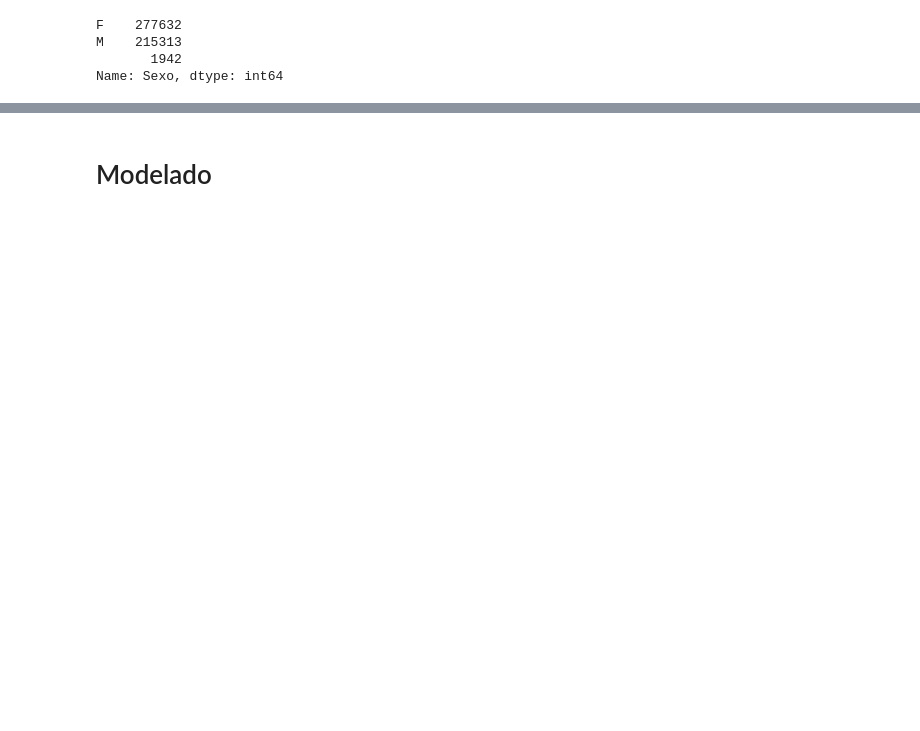
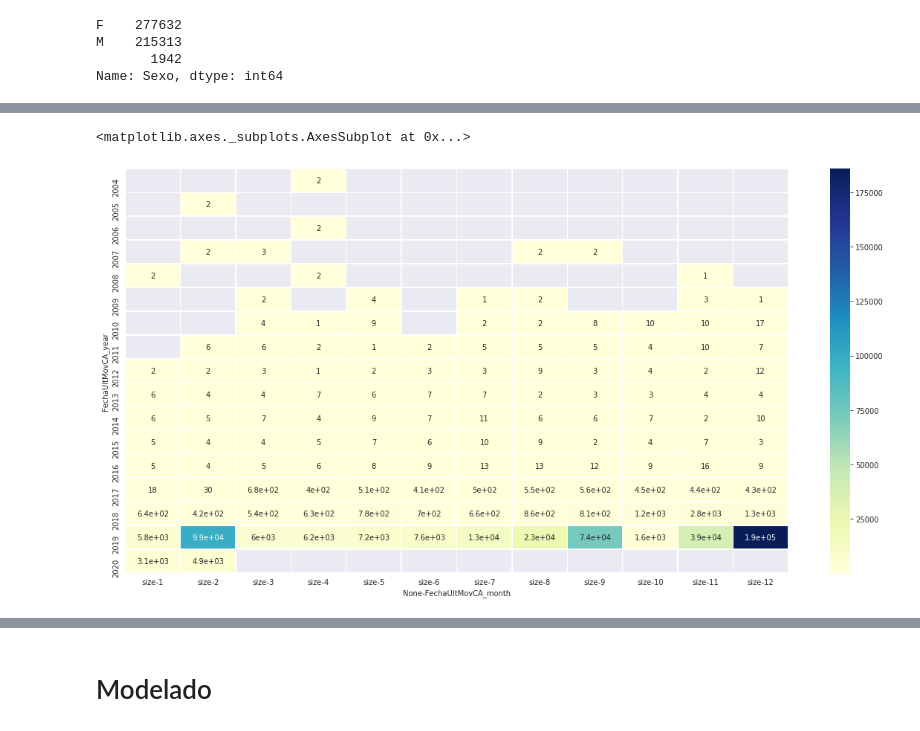
Before and after one commit to maurigarcia88/DiploDataScienceG7, a Jupyter notebook: Common/TP2/TP2_2Cohorte_G2.ipynb, the cells around one changed output, grey strips where cells are left out. Drawn from its saved outputs; the diff is of its cells as text; code cells hidden in the pictures; blank space fills up the shorter version.

```diff
--- a/Common/TP2/TP2_2Cohorte_G2.ipynb
+++ b/Common/TP2/TP2_2Cohorte_G2.ipynb
@@ -299,10 +225,0 @@ df.drop(columns=['FechaSaldos','periodo_cli'],inplace=True)
-# %%
-for col in df.columns:
-    if col+'_ant_1' in df.columns:
-        print("Calculating %s" % col)
-        df[col+'_mean']=df[[col,col+'_ant_1',col+'_ant_2']].mean(axis=1)
-        df[col+'_std']=df[[col,col+'_ant_1',col+'_ant_2']].std(axis=1)
-        df[col+'_min']=df[[col,col+'_ant_1',col+'_ant_2']].min(axis=1)
-        df[col+'_max']=df[[col,col+'_ant_1',col+'_ant_2']].max(axis=1)
-        df[col+'_TasaNew']=df[col].div(df[col+'_ant_1'])
-        df[col+'_TasaOld']=df[col].div(df[col+'_ant_2'])
@@ -317,0 +226,14 @@ Calculating TotalConsumoTD
+# %%
+df['DiasDesdeMov'] = ((df.FechaUltMovCA.dt.date - datetime.datetime(2020,2,10).date())*-1).dt.days
+# %%
+df['FechaUltMovCA_day'] = df['FechaUltMovCA'].dt.day
+df['FechaUltMovCA_Dayofweek'] = df['FechaUltMovCA'].dt.dayofweek
+df['FechaUltMovCA_month'] = df['FechaUltMovCA'].dt.month
+df['FechaUltMovCA_year'] = df['FechaUltMovCA'].dt.year
+# %%
+pivot_table = pd.pivot_table(data=df,
+                               index=['FechaUltMovCA_year'],
+                               columns=['FechaUltMovCA_month'],
+                               aggfunc=['size'],
+                              )
+pivot_table
@@ -317,0 +261,6 @@ Calculating TotalConsumoTD
+# %%
+fig, ax = plt.subplots(figsize=(20,10))         # Sample figsize in inches
+sns.heatmap(pivot_table, annot=True, linewidths=.5, cmap="YlGnBu")
+# %% [output]
+<matplotlib.axes._subplots.AxesSubplot at 0x...>
+[figure, added]
```
Also changed, not shown: parts of 282 cells of this notebook.
